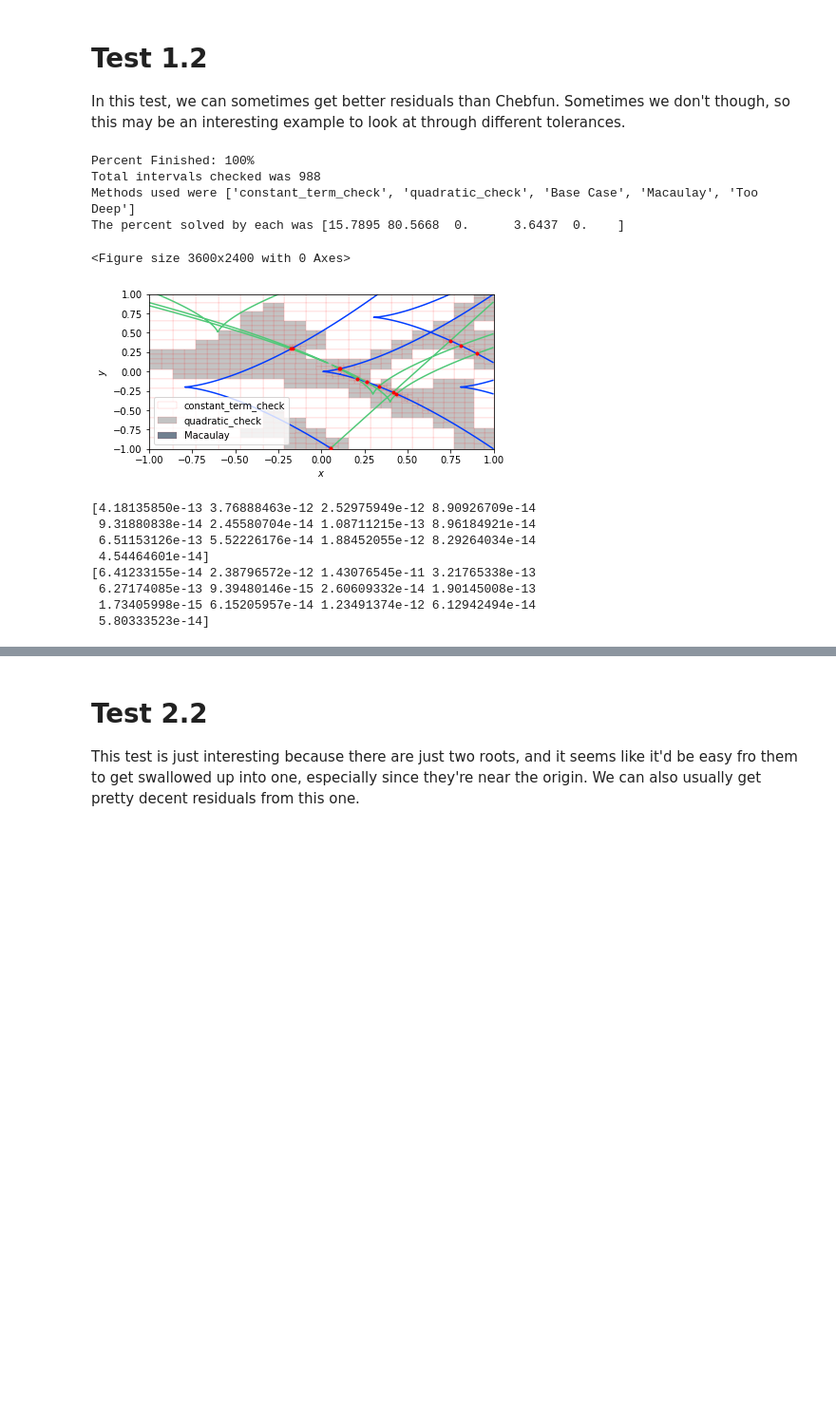
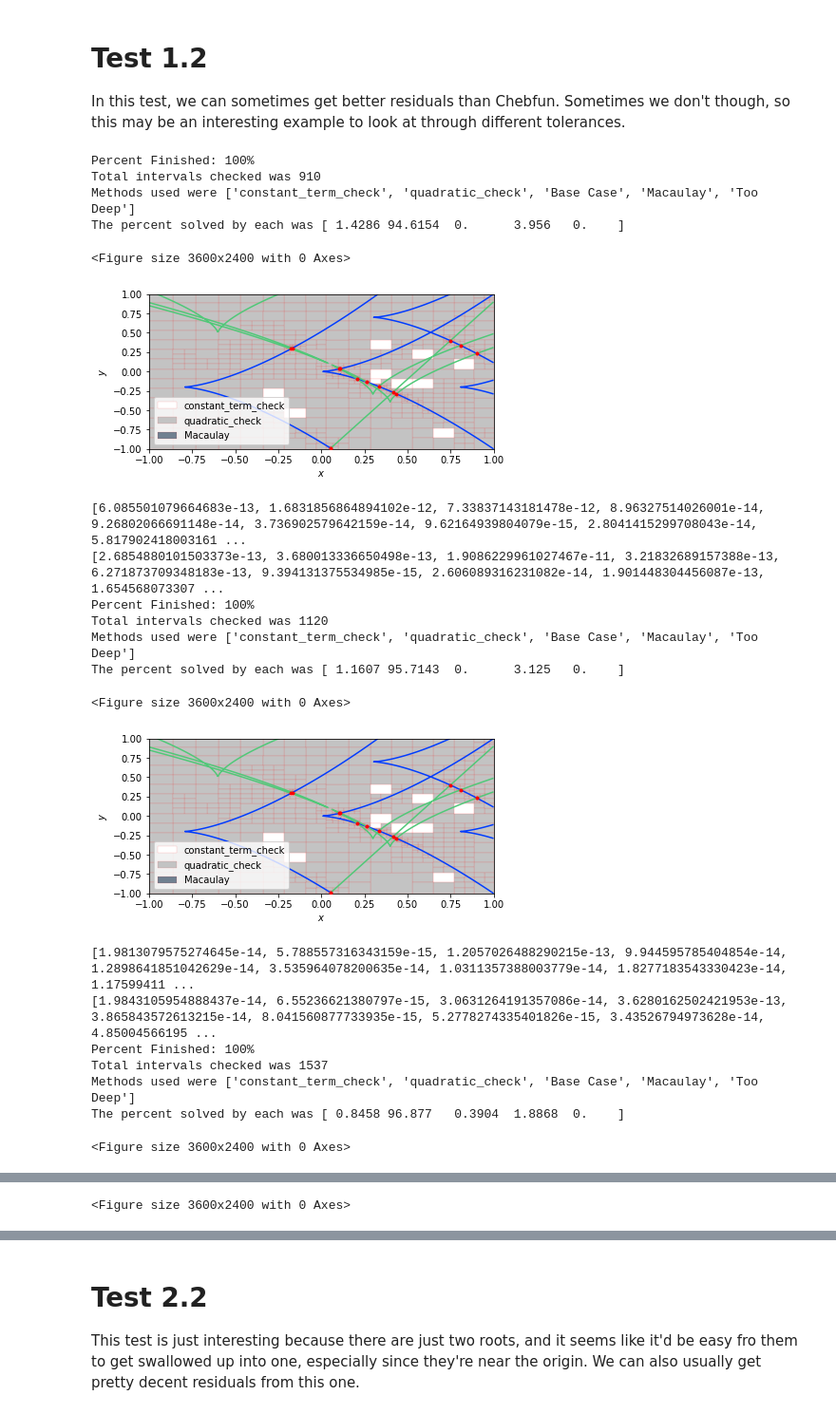
Before and after one commit to tylerjarvis/RootFinding, a Jupyter notebook: Tolerance Playground.ipynb, the cells around one changed output, grey strips where cells are left out. Shown: that part at 95% size. Cells and saved outputs as stored; diff of their text form; code cells hidden in the pictures; blank space fills up the shorter version.

```diff
--- a/Tolerance Playground.ipynb
+++ b/Tolerance Playground.ipynb
@@ -25,25 +22,61 @@ In this test, we can sometimes get better residuals than Chebfun. Sometimes we d
 # %%
 # Test 1.2
 f = lambda x,y: (y**2-x**3)*((y-0.7)**2-(x-0.3)**3)*((y+0.2)**2-(x+0.8)**3)*((y+0.2)**2-(x-0.8)**3)
 g = lambda x,y: ((y+.4)**3-(x-.4)**2)*((y+.3)**3-(x-.3)**2)*((y-.5)**3-(x+.6)**2)*((y+0.3)**3-(2*x-0.8)**3)
-yroots = solve([f,g],[-1,-1],[1,1], plot=True, plot_intervals=True)
-chebfun_roots = np.loadtxt('tests/chebfun_test_output/cftest1_2.csv',delimiter=',')
+yroots = solve([f,g],[-1,-1],[1,1], plot=True, plot_intervals=True,
+              rel_approx_tol=1.e-15, abs_approx_tol=1.e-12,
+              max_cond_num=1e5, good_zeros_factor=100, min_good_zeros_tol=1e-5,
+              check_eval_error=True, check_eval_freq=1, deg=20, target_deg=5)
+print(cb.residuals(f, yroots))
+print(cb.residuals(g, yroots))
 
+yroots = solve([f,g],[-1,-1],[1,1], plot=True, plot_intervals=True,
+              rel_approx_tol=1.e-15, abs_approx_tol=1.e-12,
+              max_cond_num=1e5, good_zeros_factor=100, min_good_zeros_tol=1e-5,
+              check_eval_error=True, check_eval_freq=1, deg=20, target_deg=4)
+print(cb.residuals(f, yroots))
+print(cb.residuals(g, yroots))
+
+
+yroots = solve([f,g],[-1,-1],[1,1], plot=True, plot_intervals=True,
+              rel_approx_tol=1.e-15, abs_approx_tol=1.e-12,
+              max_cond_num=1e5, good_zeros_factor=100, min_good_zeros_tol=1e-5,
+              check_eval_error=True, check_eval_freq=1, deg=20, target_deg=3)
+print(cb.residuals(f, yroots))
+print(cb.residuals(g, yroots))
+
+
+yroots = solve([f,g],[-1,-1],[1,1], plot=True, plot_intervals=True,
+              rel_approx_tol=1.e-15, abs_approx_tol=1.e-12,
+              max_cond_num=1e5, good_zeros_factor=100, min_good_zeros_tol=1e-5,
+              check_eval_error=True, check_eval_freq=1, deg=20, target_deg=2)
 
 print(cb.residuals(f, yroots))
 print(cb.residuals(g, yroots))
+
+chebfun_roots = np.loadtxt('tests/chebfun_test_output/cftest1_2.csv',delimiter=',')
+
+print(cb.residuals(f, yroots))
+print(cb.residuals(g, yroots))
 # %% [output]
 Percent Finished: 100%
-Total intervals checked was 988
+Total intervals checked was 910
 Methods used were ['constant_term_check', 'quadratic_check', 'Base Case', 'Macaulay', 'Too Deep']
-The percent solved by each was [15.7895 80.5668  0.      3.6437  0.    ]
+The percent solved by each was [ 1.4286 94.6154  0.      3.956   0.    ]
 <Figure size 3600x2400 with 0 Axes>
-[figure, old version]
+[figure, new version]
-[4.18135850e-13 3.76888463e-12 2.52975949e-12 8.90926709e-14
- 9.31880838e-14 2.45580704e-14 1.08711215e-13 8.96184921e-14
- 6.51153126e-13 5.52226176e-14 1.88452055e-12 8.29264034e-14
- 4.54464601e-14]
-[6.41233155e-14 2.38796572e-12 1.43076545e-11 3.21765338e-13
- 6.27174085e-13 9.39480146e-15 2.60609332e-14 1.90145008e-13
- 1.73405998e-15 6.15205957e-14 1.23491374e-12 6.12942494e-14
- 5.80333523e-14]
+[6.085501079664683e-13, 1.6831856864894102e-12, 7.33837143181478e-12, 8.96327514026001e-14, 9.26802066691148e-14, 3.736902579642159e-14, 9.62164939804079e-15, 2.8041415299708043e-14, 5.817902418003161 ...
+[2.6854880101503373e-13, 3.680013336650498e-13, 1.9086229961027467e-11, 3.21832689157388e-13, 6.271873709348183e-13, 9.394131375534985e-15, 2.606089316231082e-14, 1.901448304456087e-13, 1.654568073307 ...
+Percent Finished: 100%
+Total intervals checked was 1120
+Methods used were ['constant_term_check', 'quadratic_check', 'Base Case', 'Macaulay', 'Too Deep']
+The percent solved by each was [ 1.1607 95.7143  0.      3.125   0.    ]
+<Figure size 3600x2400 with 0 Axes>
+[figure, added]
+[1.9813079575274645e-14, 5.788557316343159e-15, 1.2057026488290215e-13, 9.944595785404854e-14, 1.2898641851042629e-14, 3.535964078200635e-14, 1.0311357388003779e-14, 1.8277183543330423e-14, 1.17599411 ...
+[1.9843105954888437e-14, 6.55236621380797e-15, 3.0631264191357086e-14, 3.6280162502421953e-13, 3.865843572613215e-14, 8.041560877733935e-15, 5.2778274335401826e-15, 3.43526794973628e-14, 4.85004566195 ...
+Percent Finished: 100%
+Total intervals checked was 1537
+Methods used were ['constant_term_check', 'quadratic_check', 'Base Case', 'Macaulay', 'Too Deep']
+The percent solved by each was [ 0.8458 96.877   0.3904  1.8868  0.    ]
+<Figure size 3600x2400 with 0 Axes>
@@ -49,0 +90 @@ The percent solved by each was [15.7895 80.5668  0.      3.6437  0.    ]
+<Figure size 3600x2400 with 0 Axes>
```
Also changed, not shown: parts of 17 cells of this notebook, 1 other file.
